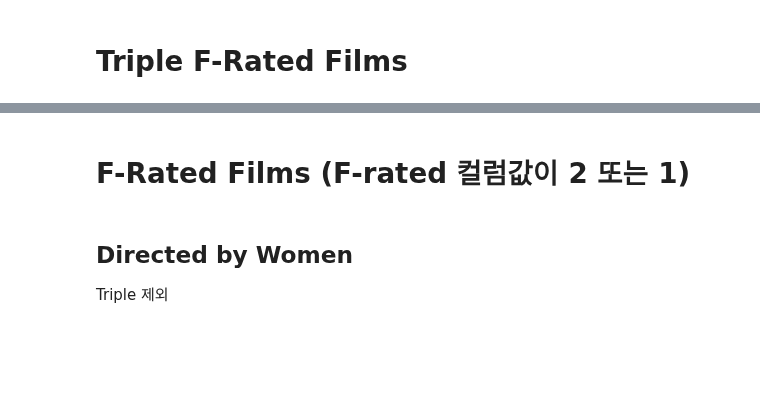
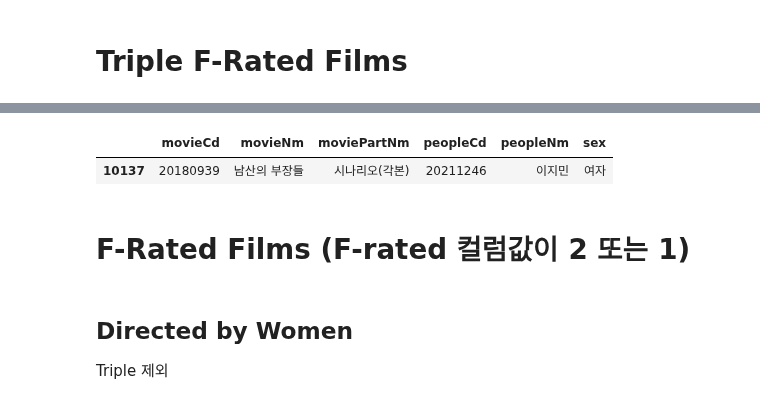
Before and after one commit to kim4pb/Female-led-Korean-Films, a Jupyter notebook: 03.ButterKnife/Film_list_for_poster.ipynb, the cells around one changed output, grey strips where cells are left out. Drawn from its saved outputs; the diff is of its cells as text; code cells hidden in the pictures; blank space fills up the shorter version.

```diff
--- a/03.ButterKnife/Film_list_for_poster.ipynb
+++ b/03.ButterKnife/Film_list_for_poster.ipynb
@@ -120,3 +154,9 @@ triple
+# %%
+writer = pd.read_csv('../01.Data_Collection/writer_detail.csv')
+writer.sample()
+# %% [output]
+|  | movieCd | movieNm | moviePartNm | peopleCd | peopleNm | sex |
+| 10137 | 20180939 | 남산의 부장들 | 시나리오(각본) | 20211246 | 이지민 | 여자 |
 # %% [markdown]
 # F-Rated Films (F-rated 컬럼값이 2 또는 1)
 # %% [markdown]
```
Also changed, not shown: parts of 34 cells of this notebook, 6 other files.
